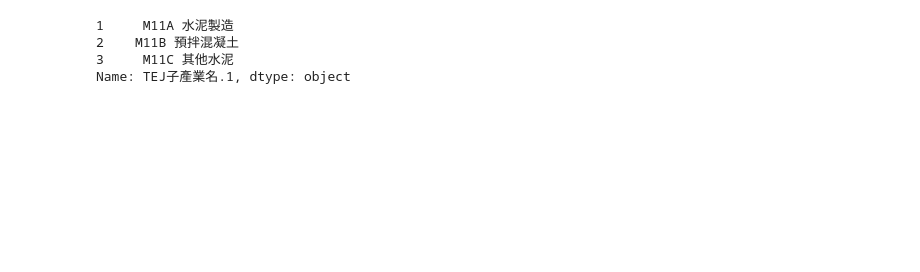
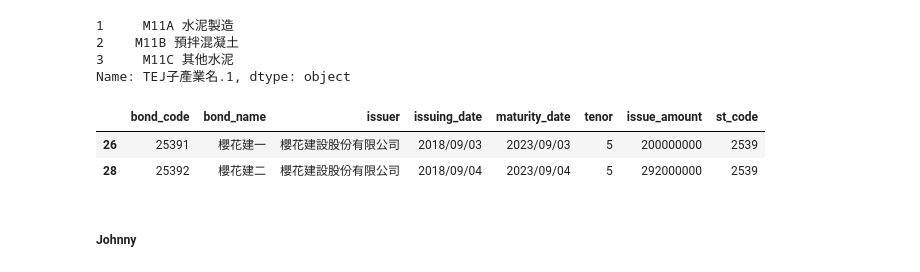
Before and after one commit to Cyu41/Revenue, a Jupyter notebook: Untitled.ipynb, the cells around one changed output. Saved outputs shown, nothing was run; the diff lists cells and outputs as text; code cells hidden in the pictures; blank space fills up the shorter version.

```diff
--- a/Untitled.ipynb
+++ b/Untitled.ipynb
@@ -272,3 +408,16 @@ minor_industry_name[minor_industry_name.str[0:3] == dropdown1[0:3]]
 2    M11B 預拌混凝土
 3     M11C 其他水泥
 Name: TEJ子產業名.1, dtype: object
+# %%
+df = pd.read_html("https://www.tpex.org.tw/web/bond/publish/convertible_bond_search/memo.php?l=zh-tw")[0]
+df = df.set_axis(['bond_code', 'bond_name', 'issuer', 'issuing_date', 'maturity_date', 'tenor', 'issue_amount', 'link'], axis=1)
+df = df.drop('link', axis=1)
+df['st_code'] = df.bond_code.astype(str).str[0:4]
+df['tenor'] = df.tenor.str[0]
+df[df.st_code == '2539']
+# %% [output]
+|  | bond_code | bond_name | issuer | issuing_date | maturity_date | tenor | issue_amount | st_code |
+| 26 | 25391 | 櫻花建一 | 櫻花建設股份有限公司 | 2018/09/03 | 2023/09/03 | 5 | 200000000 | 2539 |
+| 28 | 25392 | 櫻花建二 | 櫻花建設股份有限公司 | 2018/09/04 | 2023/09/04 | 5 | 292000000 | 2539 |
+# %% [markdown]
+##### Johnny
```
Also changed, not shown: parts of 10 cells of this notebook, 2 other files.
